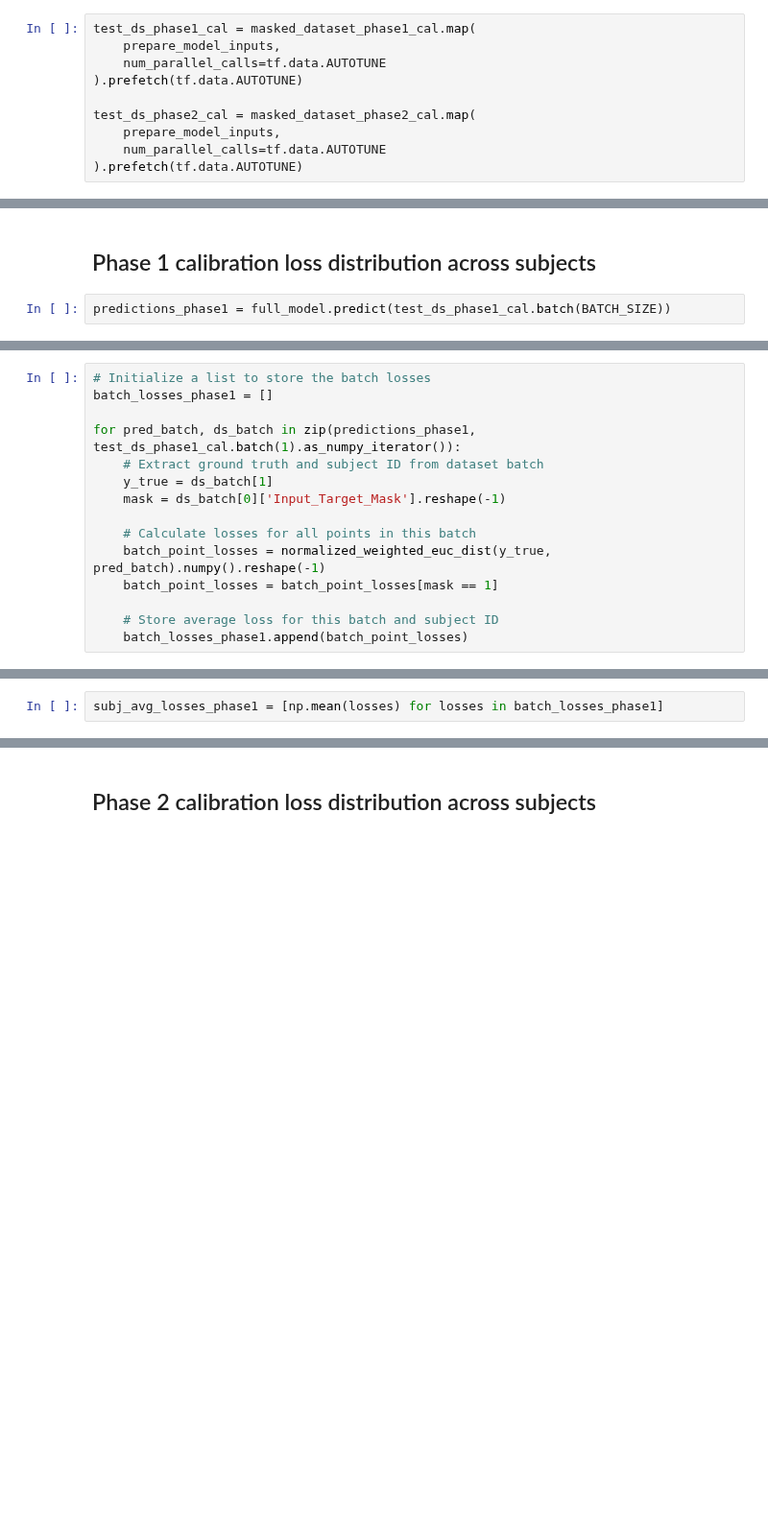
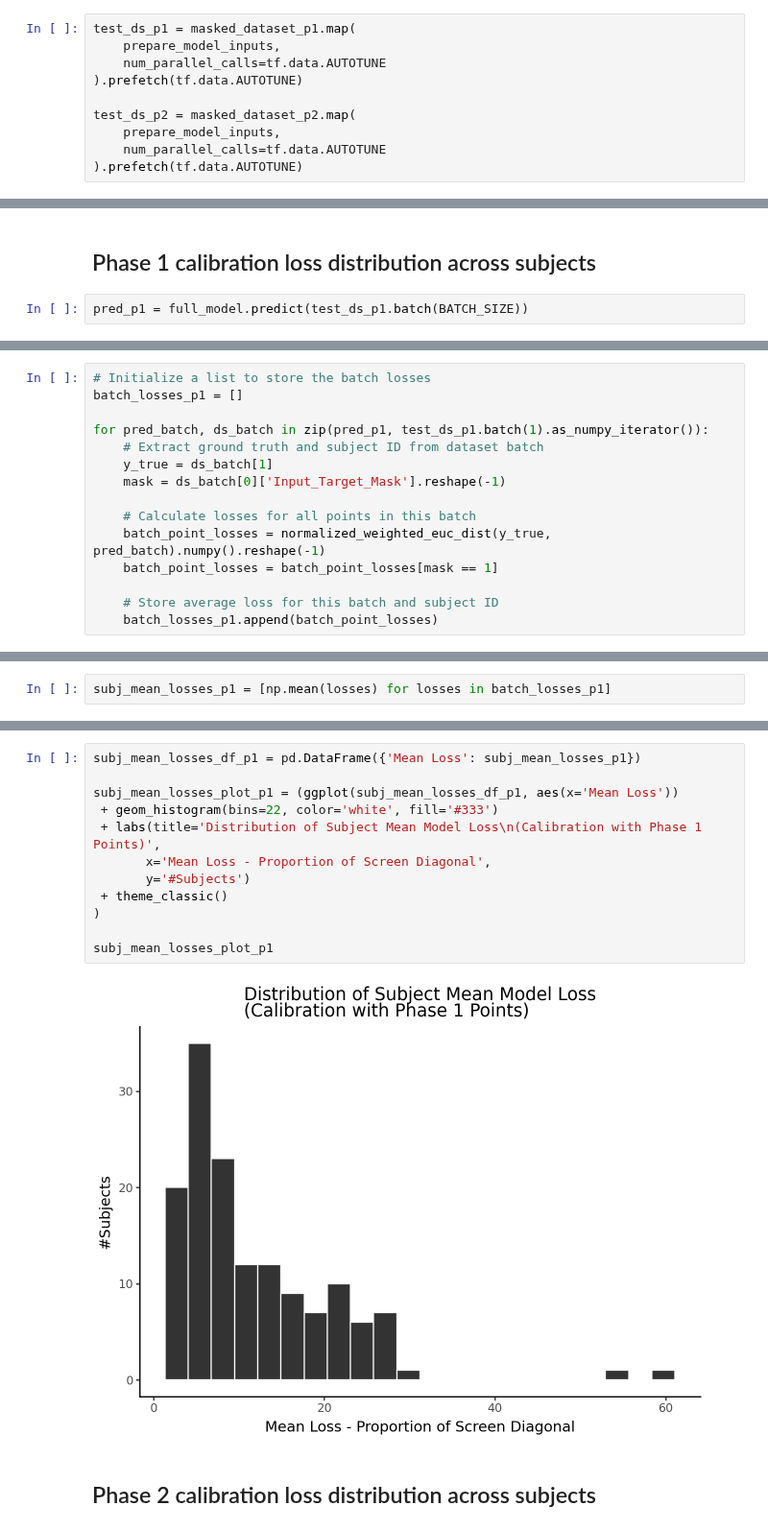
Before and after one commit to jspsych/eye-tracking-training, a Jupyter notebook: analysis/analysis-of-individual-model-run.ipynb, the cells around one changed output, grey strips where cells are left out. Shown at 96% size. Cells and saved outputs as stored; diff of their text form; blank space fills up the shorter version.

Commit message:
done up to "Get Model Predictions on val data"

```diff
--- a/analysis/analysis-of-individual-model-run.ipynb
+++ b/analysis/analysis-of-individual-model-run.ipynb
@@ -285,10 +279,10 @@ for e in masked_dataset_subject_ids.as_numpy_iterator():
 # %%
-test_ds_phase1_cal = masked_dataset_phase1_cal.map(
+test_ds_p1 = masked_dataset_p1.map(
     prepare_model_inputs,
     num_parallel_calls=tf.data.AUTOTUNE
 ).prefetch(tf.data.AUTOTUNE)
 
-test_ds_phase2_cal = masked_dataset_phase2_cal.map(
+test_ds_p2 = masked_dataset_p2.map(
     prepare_model_inputs,
     num_parallel_calls=tf.data.AUTOTUNE
 ).prefetch(tf.data.AUTOTUNE)
@@ -585,4 +580,4 @@ Model: "MaskedEyePredictionModel"
 # %% [markdown]
 ## Phase 1 calibration loss distribution across subjects
 # %%
-predictions_phase1 = full_model.predict(test_ds_phase1_cal.batch(BATCH_SIZE))
+pred_p1 = full_model.predict(test_ds_p1.batch(BATCH_SIZE))
@@ -591,8 +586,8 @@ test_ds_phase1_cal.batch(1)
 # %%
 # Initialize a list to store the batch losses
-batch_losses_phase1 = []
+batch_losses_p1 = []
 
-for pred_batch, ds_batch in zip(predictions_phase1, test_ds_phase1_cal.batch(1).as_numpy_iterator()):
+for pred_batch, ds_batch in zip(pred_p1, test_ds_p1.batch(1).as_numpy_iterator()):
     # Extract ground truth and subject ID from dataset batch
     y_true = ds_batch[1]
     mask = ds_batch[0]['Input_Target_Mask'].reshape(-1)
@@ -602,4 +597,4 @@ for pred_batch, ds_batch in zip(predictions_phase1, test_ds_phase1_cal.batch(1).
     batch_point_losses = batch_point_losses[mask == 1]
 
     # Store average loss for this batch and subject ID
-    batch_losses_phase1.append(batch_point_losses)
+    batch_losses_p1.append(batch_point_losses)
@@ -608,2 +601,2 @@ batch_losses_phase1[0]
 # %%
-subj_avg_losses_phase1 = [np.mean(losses) for losses in batch_losses_phase1]
+subj_mean_losses_p1 = [np.mean(losses) for losses in batch_losses_p1]
@@ -617,3 +603,17 @@ plt.show()
+# %%
+subj_mean_losses_df_p1 = pd.DataFrame({'Mean Loss': subj_mean_losses_p1})
+
+subj_mean_losses_plot_p1 = (ggplot(subj_mean_losses_df_p1, aes(x='Mean Loss'))
+ + geom_histogram(bins=22, color='white', fill='#333')
+ + labs(title='Distribution of Subject Mean Model Loss\n(Calibration with Phase 1 Points)',
+       x='Mean Loss - Proportion of Screen Diagonal',
+       y='#Subjects')
+ + theme_classic()
+)
+
+subj_mean_losses_plot_p1
+# %% [output]
+[figure, added]
 # %% [markdown]
 ## Phase 2 calibration loss distribution across subjects
 # %%
```
Also changed, not shown: parts of 36 cells of this notebook.
